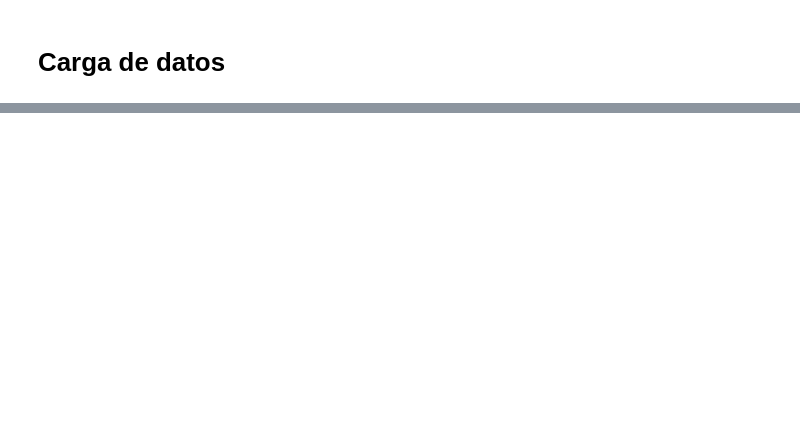
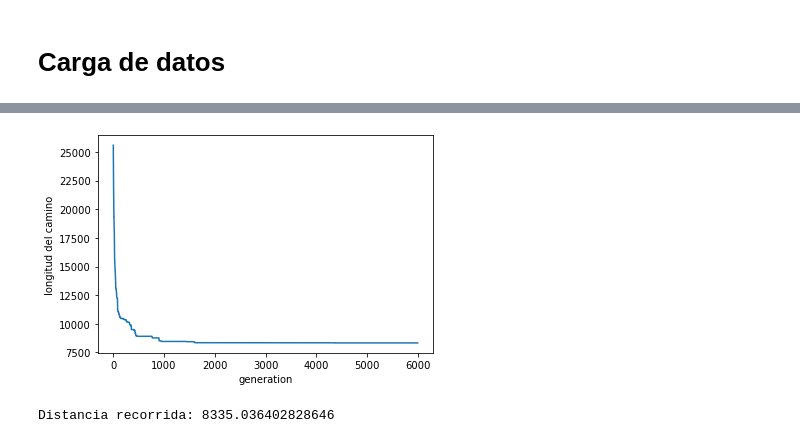
Before and after one commit to lince098/EntregasModulo6, a Jupyter notebook: Advanced 1.B/Advanced.ipynb, the cells around one changed output, grey strips where cells are left out. Cells and saved outputs as stored; diff of their text form; code cells hidden in the pictures; blank space fills up the shorter version.

```diff
--- a/Advanced 1.B/Advanced.ipynb
+++ b/Advanced 1.B/Advanced.ipynb
@@ -61,0 +144,16 @@ def plot_path(best_individual, title:str=None):
+# %%
+ga_max_range = genetic_algorithm_class(crossover=crossover_two_points,
+                                       mutate=mutate_max_range,
+                                       selection_method=select_by_tournament,
+                                       fitness_function=euclidean,
+                                       population_size=30,
+                                       elite_size=1,
+                                       tournament_proportion=0.2,
+                                       generations=6000,
+                                       mutation_rate=0.005,
+                                       range_of_mutation=15)
+# %%
+res_max_range = plot_and_return_n_ga_results(ga_max_range)
+# %% [output]
+[figure, added]
+Distancia recorrida: 8335.036402828646
```
Also changed, not shown: parts of 23 cells of this notebook, 1 other file.
